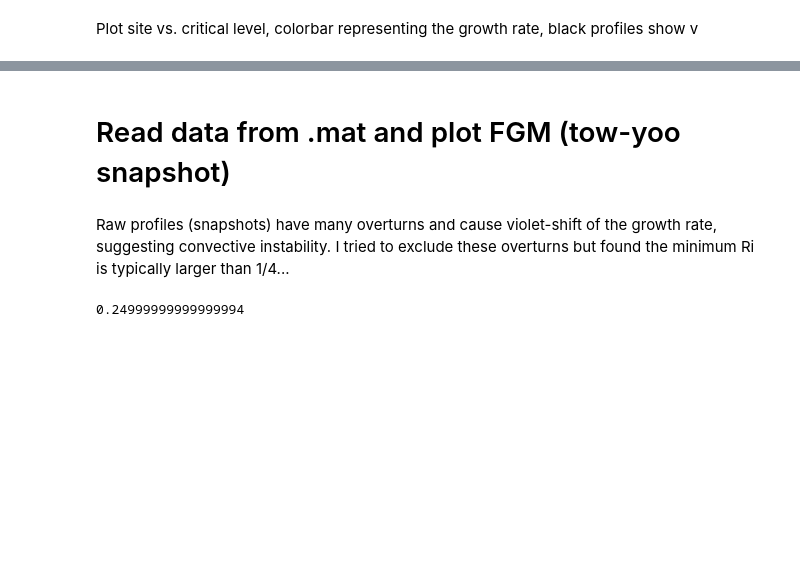
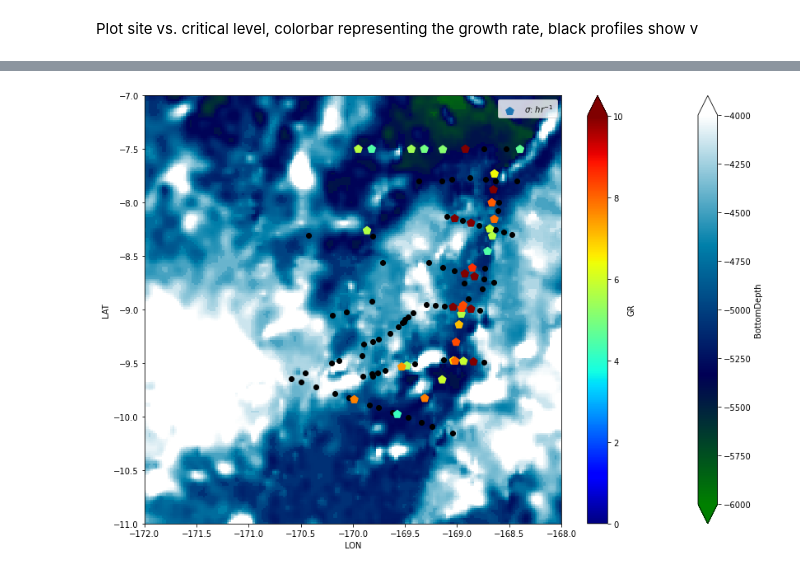
Before and after one commit to jessecusack/SP_taylor_goldstein, a Jupyter notebook: sp-tg/analysis/FGM.ipynb, the cells around one changed output, grey strips where cells are left out. Saved outputs shown, nothing was run; the diff lists cells and outputs as text; code cells hidden in the pictures; blank space fills up the shorter version.

```diff
--- a/sp-tg/analysis/FGM.ipynb
+++ b/sp-tg/analysis/FGM.ipynb
@@ -221,8 +175,13 @@ Amplitude and phase (a shift of about $60^\circ$) of the fastest growing mode, s
-# %% [markdown]
-# Read data from .mat and plot FGM (tow-yoo snapshot)
-# %% [markdown]
-Raw profiles (snapshots) have many overturns and cause violet-shift of the growth rate, suggesting convective instability. I tried to exclude these overturns but found the minimum Ri is typically larger than 1/4...
-# %%
-6e-4*1000/(2e-5*1.2e+5)
-# %% [output]
-0.24999999999999994
+# %%
+topo = xr.open_dataset('/Users/tantanmeow/WORK/larry-data/sp_model_bottom_velocities.nc')
+BottomDepth = -topo.BottomDepth
+# %%
+fig, ax =  plt.subplots(nrows=1, ncols=1, figsize=(12, 8))
+BottomDepth.plot(ax=ax, xlim=[-172, -168], ylim=[-11, -7], vmax=-4000, vmin=-6000, cmap=cm.ocean)
+FGM_snapshot.plot.scatter(x='LON', y='LAT',c='k')
+FGM_snapshot.plot.scatter(x='LON', y='LAT', hue='GR', marker='p', s=100, label='$\sigma$: $hr^{-1}$',
+                             ax=ax, cmap=cm.jet, vmax=10, vmin=0, add_guide=True)
+ax.legend()
+fig.tight_layout()
+# %% [output]
+[figure, added]
```
Also changed, not shown: parts of 20 cells of this notebook, 1 other file.
